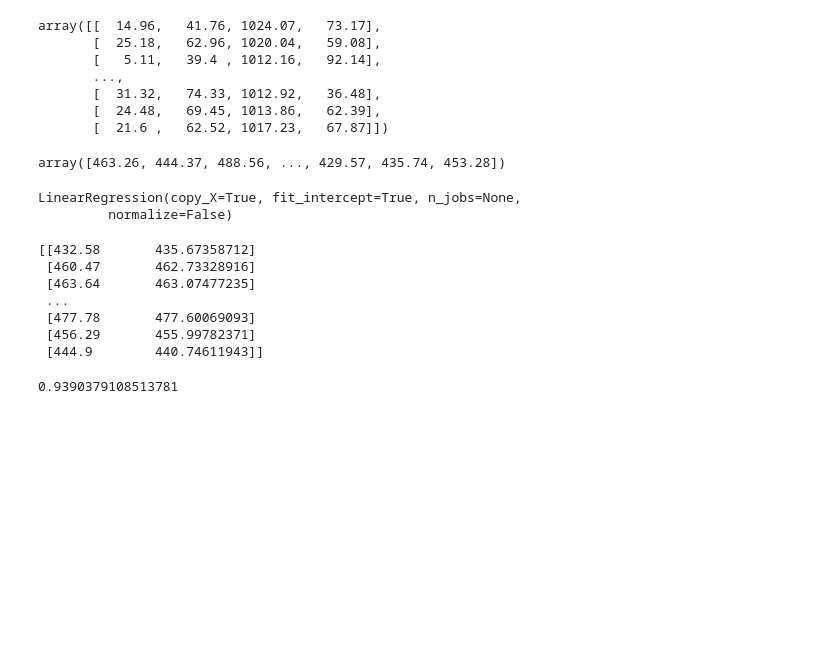
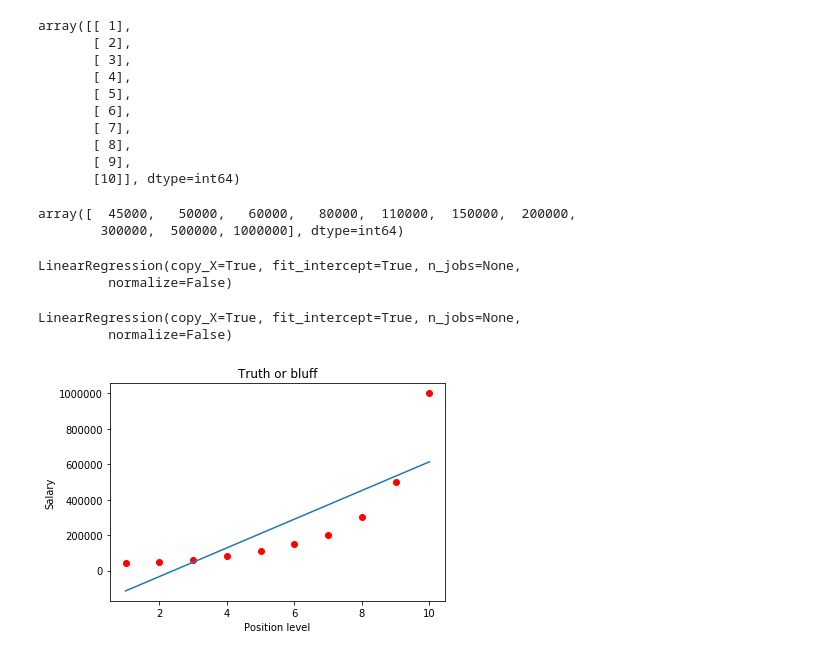
Before and after one commit to saifgazali/SalaryPredictionsUsingDifferentRegressionModels, a Jupyter notebook: PolynomialLinearRegression.ipynb, the cells around one changed output. Saved outputs shown, nothing was run; the diff lists cells and outputs as text; code cells hidden in the pictures; blank space fills up the shorter version.

```diff
--- a/PolynomialLinearRegression.ipynb
+++ b/PolynomialLinearRegression.ipynb
@@ -5,3 +10,3 @@ import pandas as pd
 import seaborn as sns
 # %%
-data = pd.read_csv('Data.csv')
+data = pd.read_csv("Position_Salaries.csv")
@@ -8,16 +47,20 @@ data = pd.read_csv('Data.csv')
 # %%
-X = data.iloc[:,:-1].values
+X = data.iloc[:,1:2].values
 X
 # %% [output]
-array([[  14.96,   41.76, 1024.07,   73.17],
-       [  25.18,   62.96, 1020.04,   59.08],
-       [   5.11,   39.4 , 1012.16,   92.14],
-       ...,
-       [  31.32,   74.33, 1012.92,   36.48],
-       [  24.48,   69.45, 1013.86,   62.39],
-       [  21.6 ,   62.52, 1017.23,   67.87]])
+array([[ 1],
+       [ 2],
+       [ 3],
+       [ 4],
+       [ 5],
+       [ 6],
+       [ 7],
+       [ 8],
+       [ 9],
+       [10]], dtype=int64)
 # %%
 Y = data.iloc[:,-1].values
 Y
 # %% [output]
-array([463.26, 444.37, 488.56, ..., 429.57, 435.74, 453.28])
+array([  45000,   50000,   60000,   80000,  110000,  150000,  200000,
+        300000,  500000, 1000000], dtype=int64)
@@ -30,8 +66,0 @@ from sklearn.preprocessing import PolynomialFeatures
-# %%
-poly_reg = PolynomialFeatures(degree=5)
-X_poly = poly_reg.fit_transform(X_train)
-regressor = LinearRegression()
-regressor.fit(X_poly,Y_train)
-# %% [output]
-LinearRegression(copy_X=True, fit_intercept=True, n_jobs=None,
-         normalize=False)
@@ -40,15 +67,8 @@ y_pred = regressor.predict(poly_reg.fit_transform(X_test))
-# %%
-print(np.column_stack((Y_test,y_pred)))
-# %% [output]
-[[432.58       435.67358712]
- [460.47       462.73328916]
- [463.64       463.07477235]
- ...
- [477.78       477.60069093]
- [456.29       455.99782371]
- [444.9        440.74611943]]
-# %%
-from sklearn.metrics import r2_score
-r2_score(Y_test,y_pred)
-# %% [output]
-0.9390379108513781
+# %%
+#Training the linear regression model on the whole dataset
+from sklearn.linear_model import LinearRegression
+lin_reg = LinearRegression()
+lin_reg.fit(X,Y)
+# %% [output]
+LinearRegression(copy_X=True, fit_intercept=True, n_jobs=None,
+         normalize=False)
@@ -54,0 +77,20 @@ r2_score(Y_test,y_pred)
+# %%
+# Polynomial Linear regression model
+from sklearn.preprocessing import PolynomialFeatures
+poly_reg = PolynomialFeatures(degree = 2)
+X_poly = poly_reg.fit_transform(X)
+lin_reg_2 = LinearRegression()
+lin_reg_2.fit(X_poly,Y)
+# %% [output]
+LinearRegression(copy_X=True, fit_intercept=True, n_jobs=None,
+         normalize=False)
+# %%
+# Visualizing Regression results
+plt.scatter(X,Y,color="red")
+plt.plot(X,lin_reg.predict(X))
+plt.title("Truth or bluff")
+plt.xlabel("Position level")
+plt.ylabel("Salary")
+plt.show()
+# %% [output]
+[figure, added]
```
Also changed, not shown: parts of 17 cells of this notebook, 3 other files.
